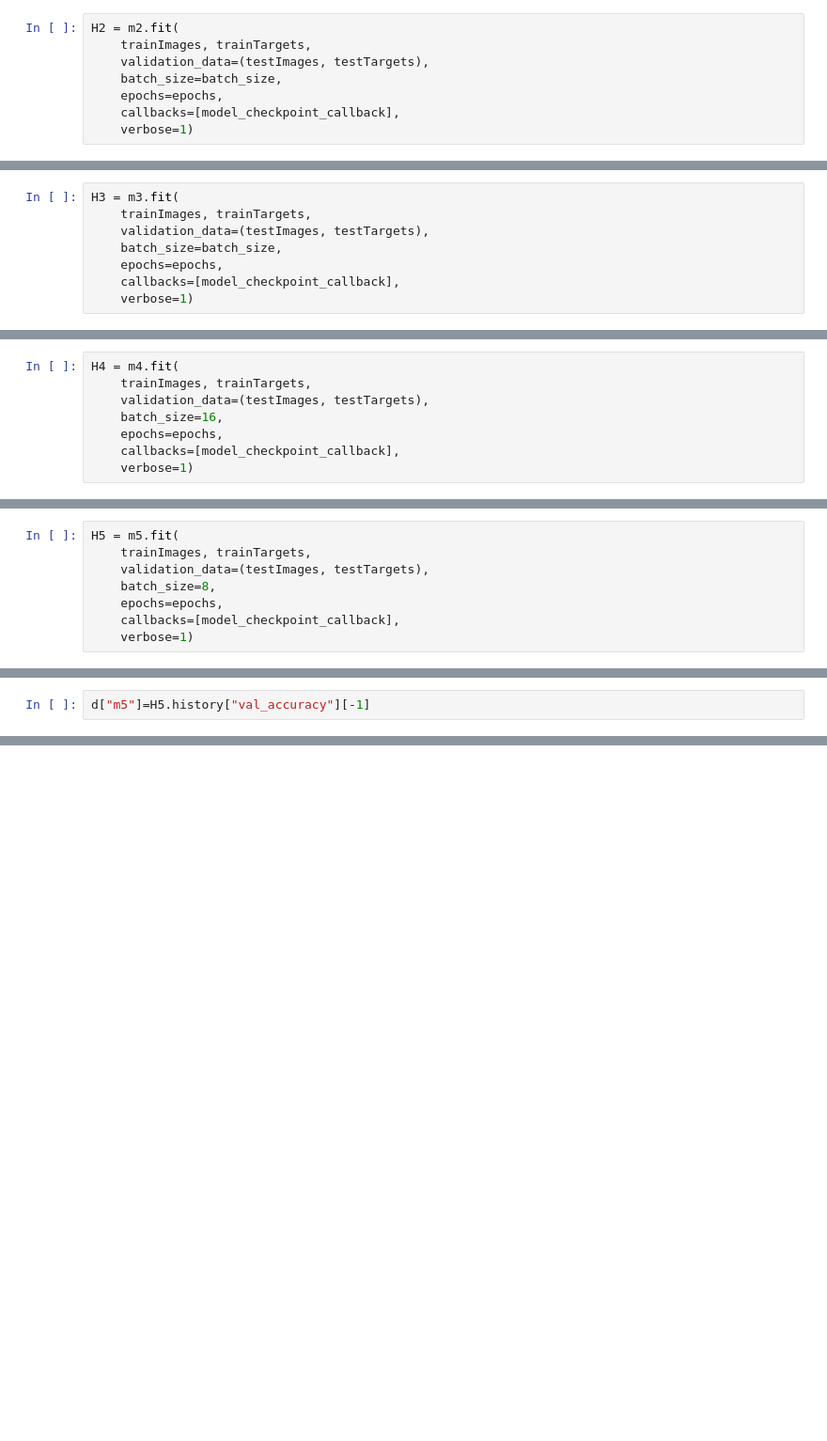
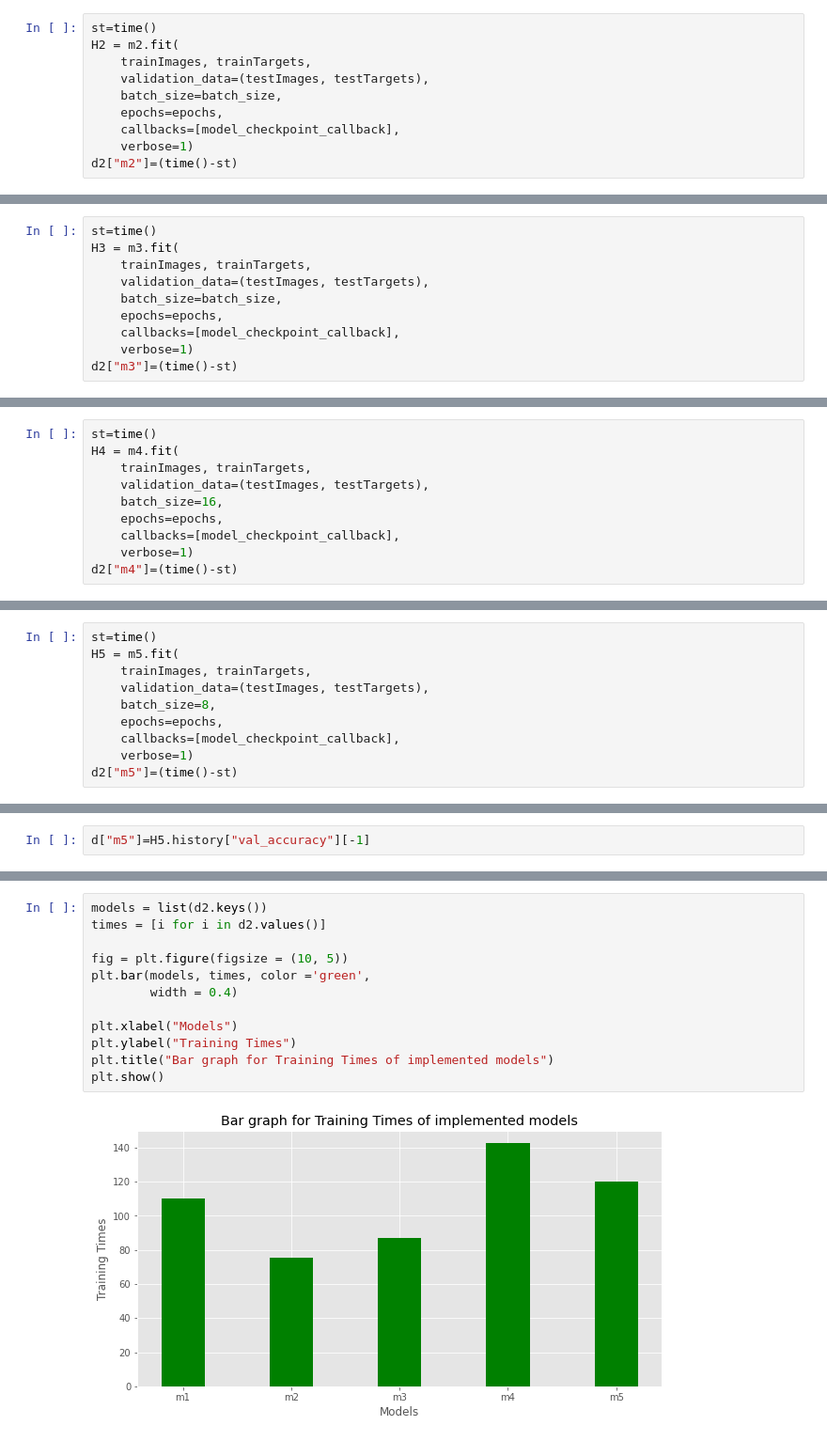
Before and after one commit to Rithvik26/Airplane_motorbike_Schooners, a Jupyter notebook: Motorbikes_Airplanes_Schooner_Classification.ipynb, the cells around one changed output, grey strips where cells are left out. Shown: that part at 94% size. Drawn from its saved outputs; the diff is of its cells as text; blank space fills up the shorter version.

```diff
--- a/Motorbikes_Airplanes_Schooner_Classification.ipynb
+++ b/Motorbikes_Airplanes_Schooner_Classification.ipynb
@@ -426,6 +429,7 @@ model_checkpoint_callback = ModelCheckpoint(
     mode='max',
     save_best_only=True)
 # %%
+st=time()
 H2 = m2.fit(
     trainImages, trainTargets,
     validation_data=(testImages, testTargets),
@@ -433,5 +437,6 @@ H2 = m2.fit(
     epochs=epochs,
     callbacks=[model_checkpoint_callback],
     verbose=1)
+d2["m2"]=(time()-st)
 # %% [output]
 Epoch 1/20
@@ -513,6 +518,7 @@ model_checkpoint_callback = ModelCheckpoint(
     mode='max',
     save_best_only=True)
 # %%
+st=time()
 H3 = m3.fit(
     trainImages, trainTargets,
     validation_data=(testImages, testTargets),
@@ -520,5 +526,6 @@ H3 = m3.fit(
     epochs=epochs,
     callbacks=[model_checkpoint_callback],
     verbose=1)
+d2["m3"]=(time()-st)
 # %% [output]
 Epoch 1/20
@@ -600,6 +607,7 @@ model_checkpoint_callback = ModelCheckpoint(
     mode='max',
     save_best_only=True)
 # %%
+st=time()
 H4 = m4.fit(
     trainImages, trainTargets,
     validation_data=(testImages, testTargets),
@@ -607,5 +615,6 @@ H4 = m4.fit(
     epochs=epochs,
     callbacks=[model_checkpoint_callback],
     verbose=1)
+d2["m4"]=(time()-st)
 # %% [output]
 Epoch 1/20
@@ -687,6 +696,7 @@ model_checkpoint_callback = ModelCheckpoint(
     mode='max',
     save_best_only=True)
 # %%
+st=time()
 H5 = m5.fit(
     trainImages, trainTargets,
     validation_data=(testImages, testTargets),
@@ -694,5 +704,6 @@ H5 = m5.fit(
     epochs=epochs,
     callbacks=[model_checkpoint_callback],
     verbose=1)
+d2["m5"]=(time()-st)
 # %% [output]
 Epoch 1/20
@@ -740,0 +751,14 @@ plt.show()
+# %%
+models = list(d2.keys())
+times = [i for i in d2.values()]
+
+fig = plt.figure(figsize = (10, 5))
+plt.bar(models, times, color ='green',
+        width = 0.4)
+
+plt.xlabel("Models")
+plt.ylabel("Training Times")
+plt.title("Bar graph for Training Times of implemented models")
+plt.show()
+# %% [output]
+[figure, added]
```
Also changed, not shown: parts of 18 cells of this notebook.
